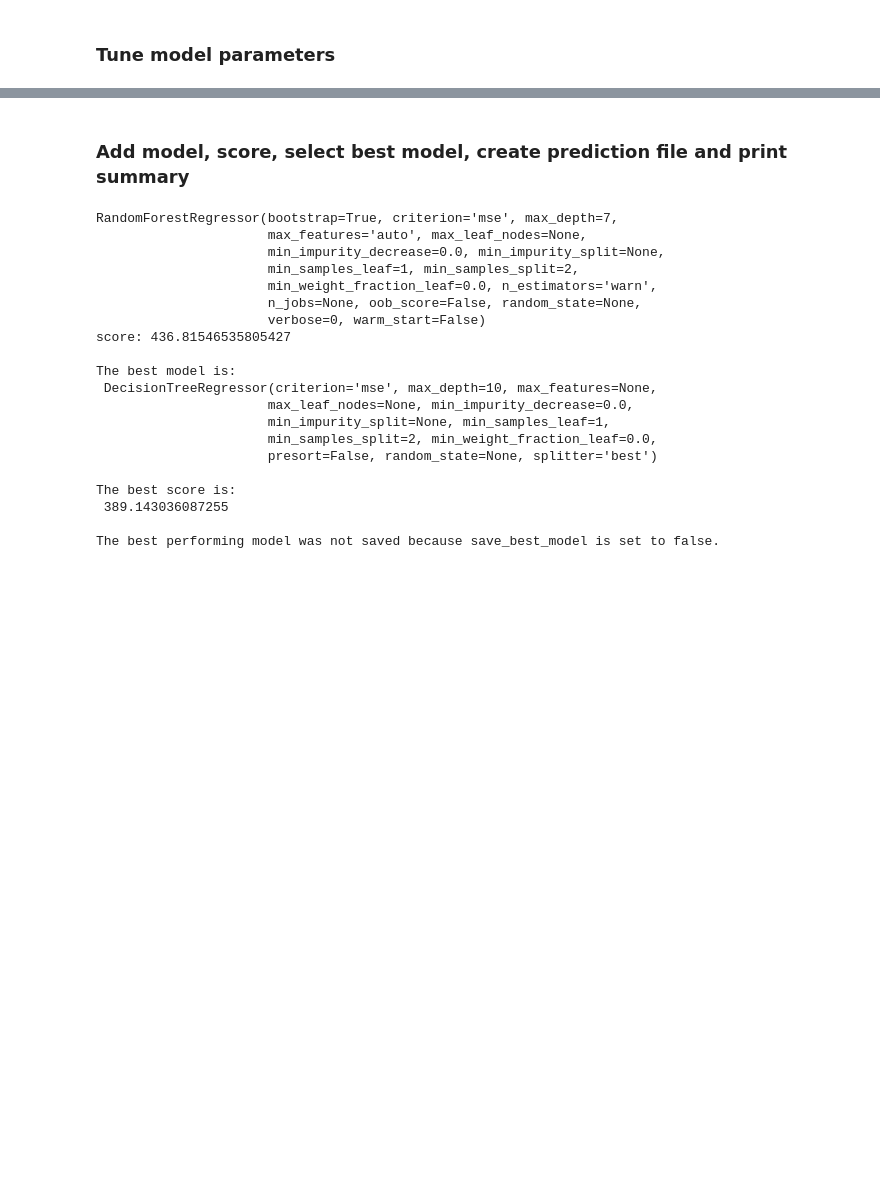
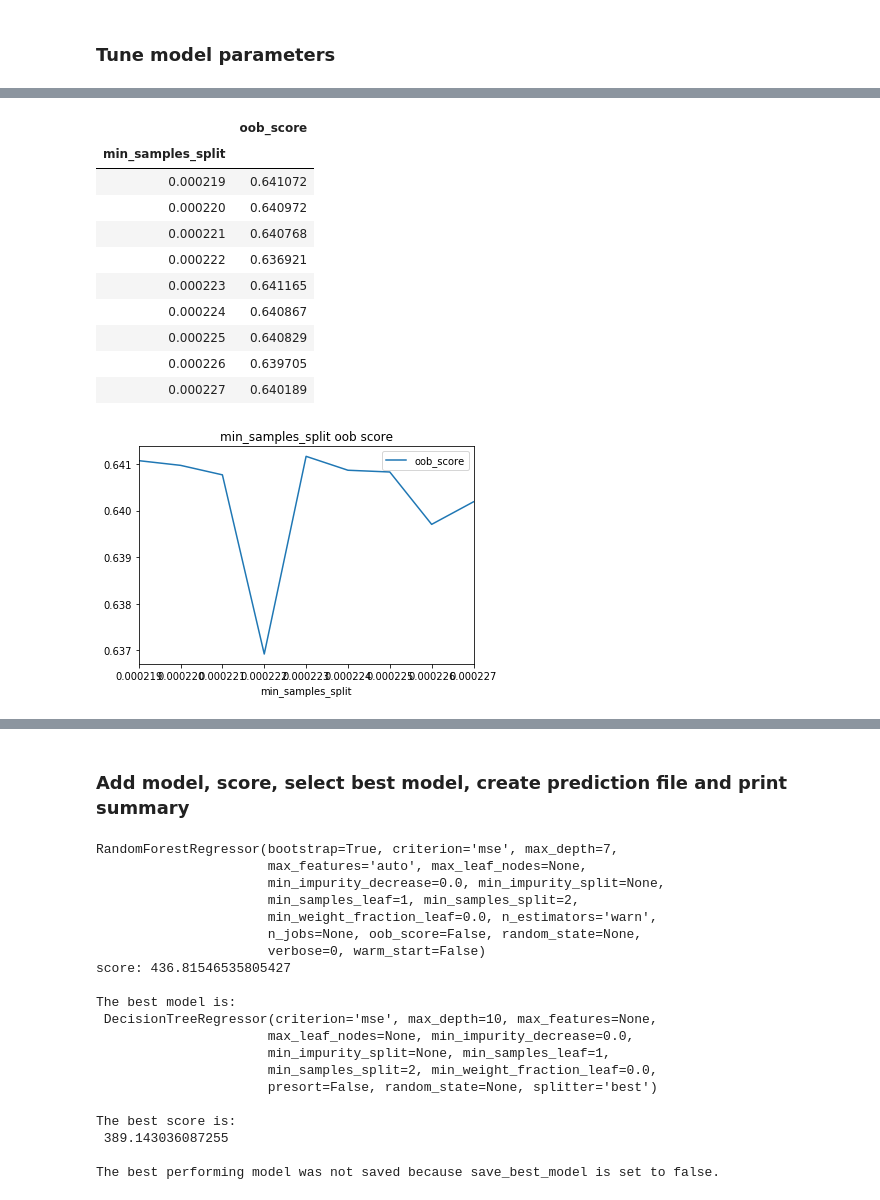
Before and after one commit to kirahman2/salarypredictionportfolio, a Jupyter notebook: Salary Prediction Notebook.ipynb, the cells around one changed output, grey strips where cells are left out. Saved outputs shown, nothing was run; the diff lists cells and outputs as text; code cells hidden in the pictures; blank space fills up the shorter version.

```diff
--- a/Salary Prediction Notebook.ipynb
+++ b/Salary Prediction Notebook.ipynb
@@ -470,0 +709,32 @@ tuning_rfr.nestimators(range(57,85,3))
+# %%
+# best min_samples_split (<1) = 0.000223 score=0.641165
+list_values = [1e-3,1e-4,1e-4,1e-5]
+list_values = [0.0001,0.0002,0.0003,0.0004,0.0005,0.0006,0.0007,0.0008,0.0009,0.002]
+list_values = [.00019,.0002,.000211,.00022,.00023,.00024,.00025,.00026,.00027,.00028,.00029,.0003]
+list_values = [.000211,.000212,.000213,.000214,.000215,.000216,.000217,.000218,.000219]
+list_values = [.000219,.000220,.000221,.000222,.000223,.000224,.000225,.000226,.000227]
+hyperp = 'min_samples_split'
+results = []
+for val in list_values:
+    rfr = RandomForestRegressor(min_samples_split=val, verbose=False, n_jobs=-1, oob_score=True)
+    rfr.fit(X_train, y_train)
+    results.append(
+                   {hyperp: val,
+                    'oob_score': rfr.oob_score_,
+                  })
+results = pd.DataFrame(results).set_index(hyperp).sort_index()
+results.plot(title=hyperp + ' oob score')
+results
+# %% [output]
+|  | oob_score |
+| min_samples_split |  |
+| 0.000219 | 0.641072 |
+| 0.000220 | 0.640972 |
+| 0.000221 | 0.640768 |
+| 0.000222 | 0.636921 |
+| 0.000223 | 0.641165 |
+| 0.000224 | 0.640867 |
+| 0.000225 | 0.640829 |
+| 0.000226 | 0.639705 |
+| 0.000227 | 0.640189 |
+[figure, added]
```
Also changed, not shown: parts of 45 cells of this notebook.
